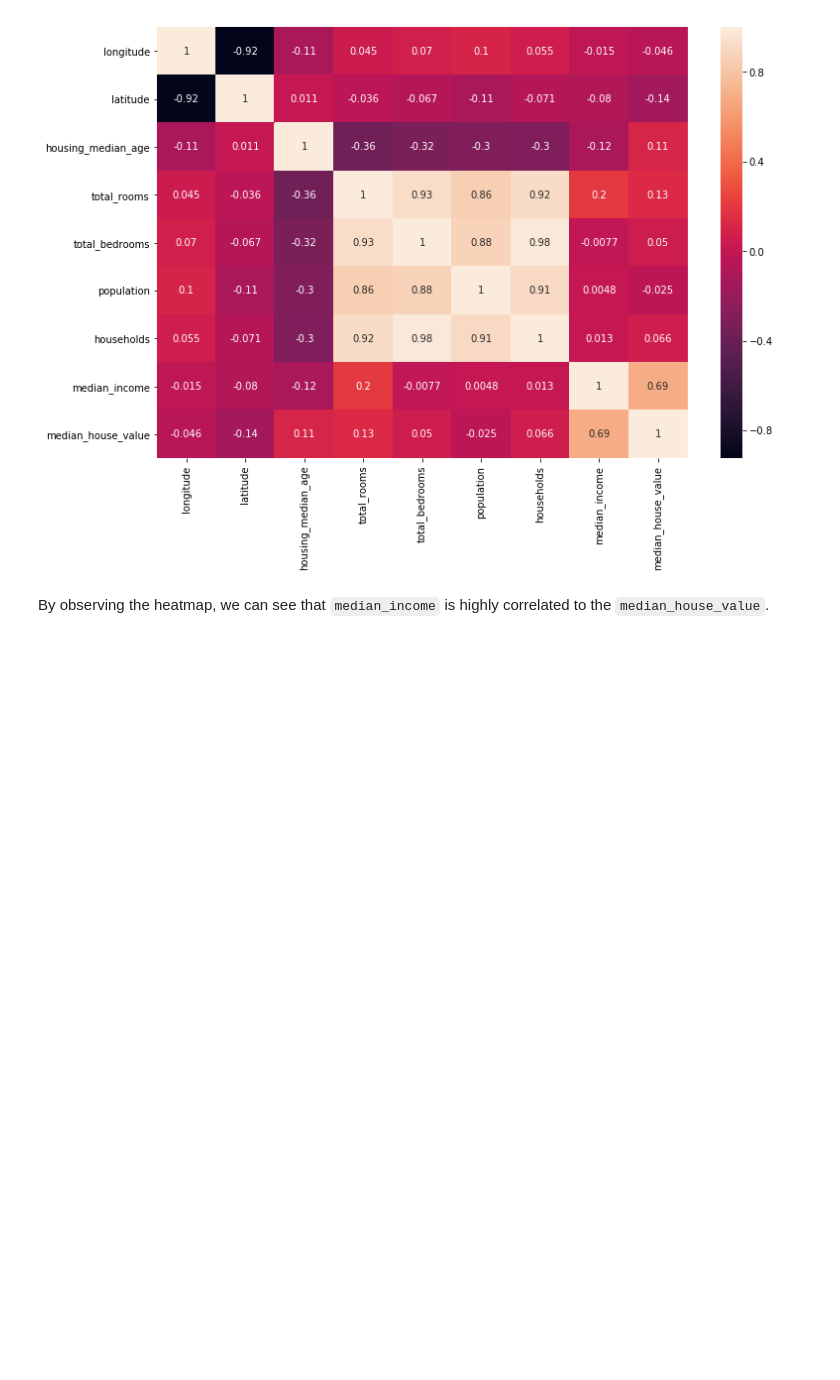
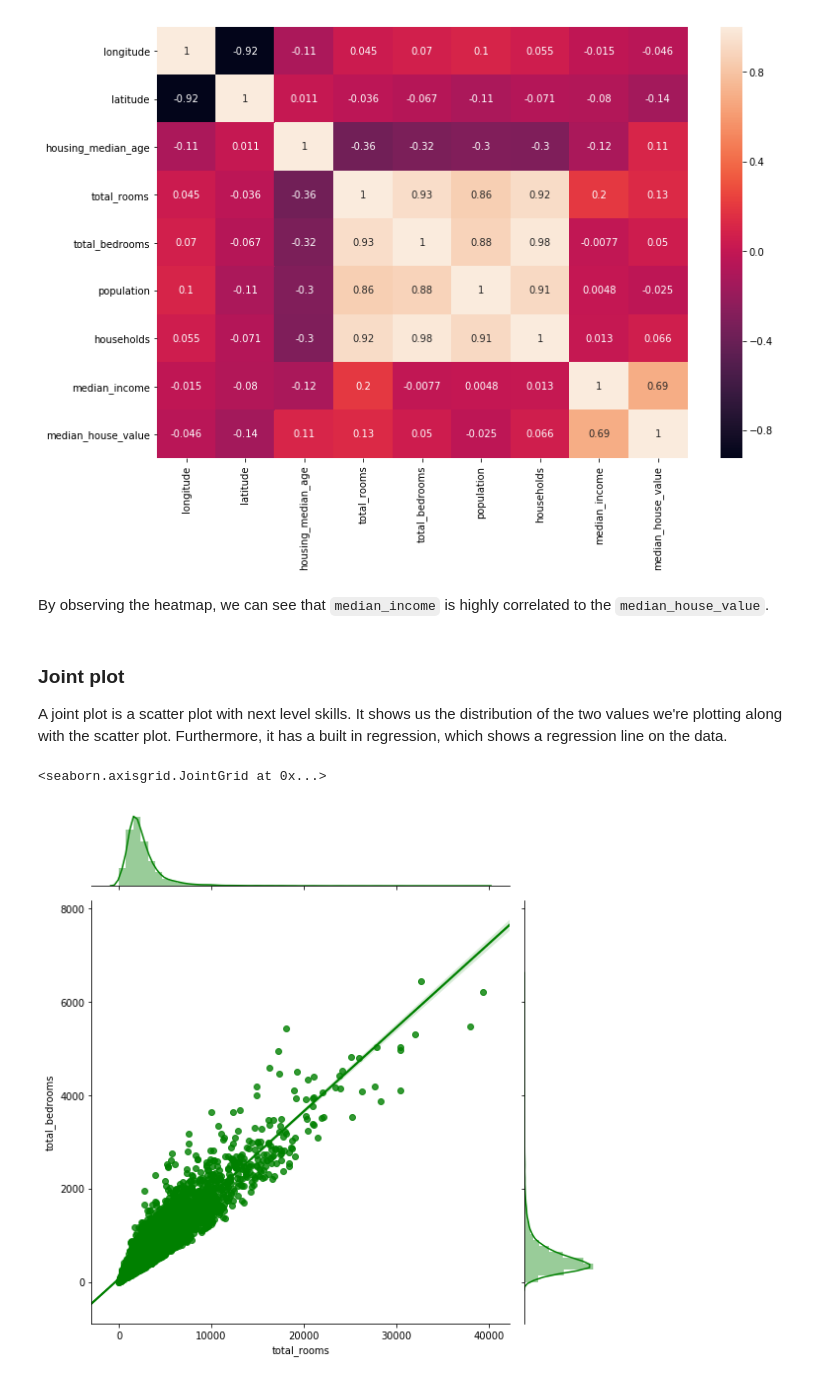
Before and after one commit to kb22/Understanding-Seaborn, a Jupyter notebook: Understanding Seaborn.ipynb, the cells around one changed output. Cells and saved outputs as stored; diff of their text form; code cells hidden in the pictures; blank space fills up the shorter version.

```diff
--- a/Understanding Seaborn.ipynb
+++ b/Understanding Seaborn.ipynb
@@ -155,3 +141,12 @@ sns.heatmap(dataset.corr(), annot = True)
 [figure]
 # %% [markdown]
 By observing the heatmap, we can see that `median_income` is highly correlated to the `median_house_value`.
+# %% [markdown]
+### Joint plot
+
+A joint plot is a scatter plot with next level skills. It shows us the distribution of the two values we're plotting along with the scatter plot. Furthermore, it has a built in regression, which shows a regression line on the data.
+# %%
+sns.jointplot(x = "total_rooms", y = "total_bedrooms", data=dataset, kind="reg", height = 8, color = 'g')
+# %% [output]
+<seaborn.axisgrid.JointGrid at 0x...>
+[figure, added]
```
Also changed, not shown: parts of 10 cells of this notebook.
